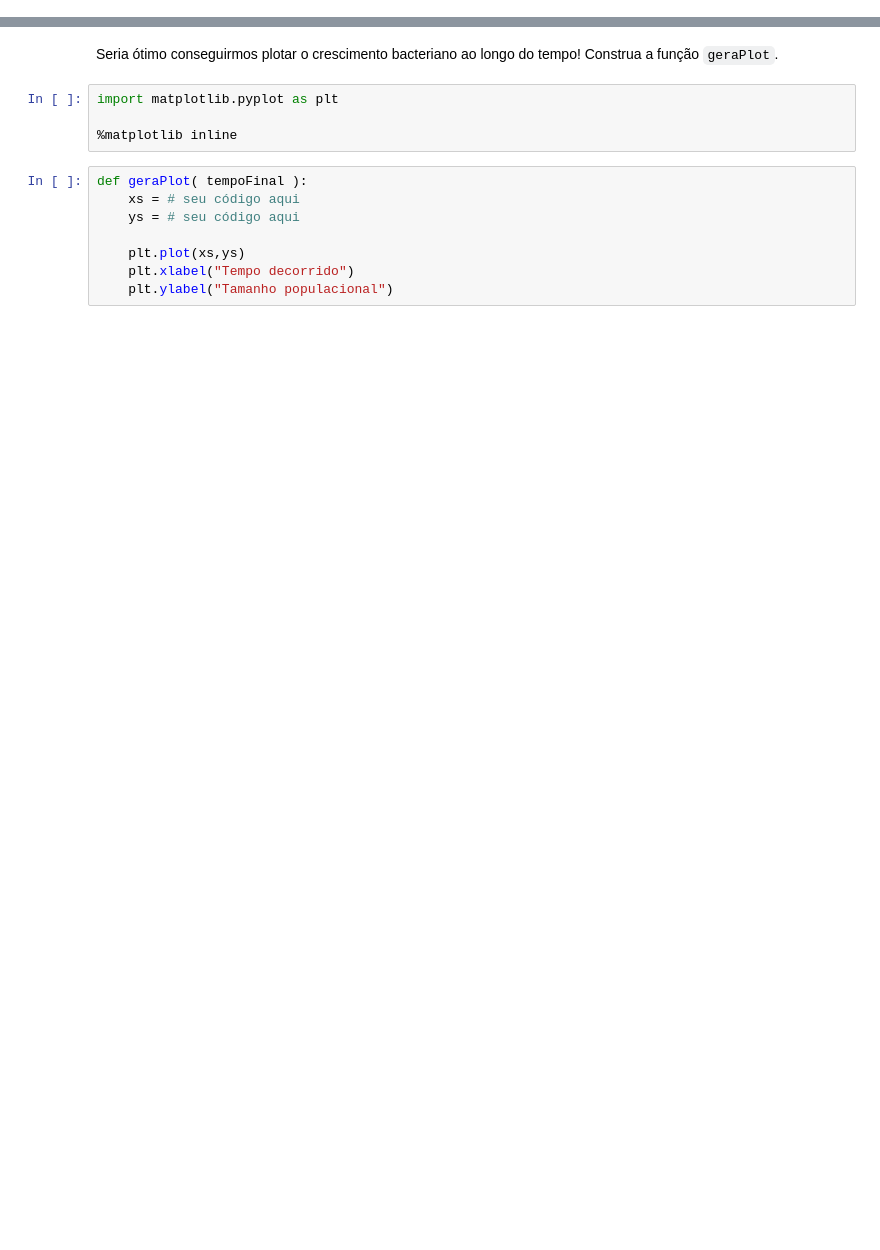
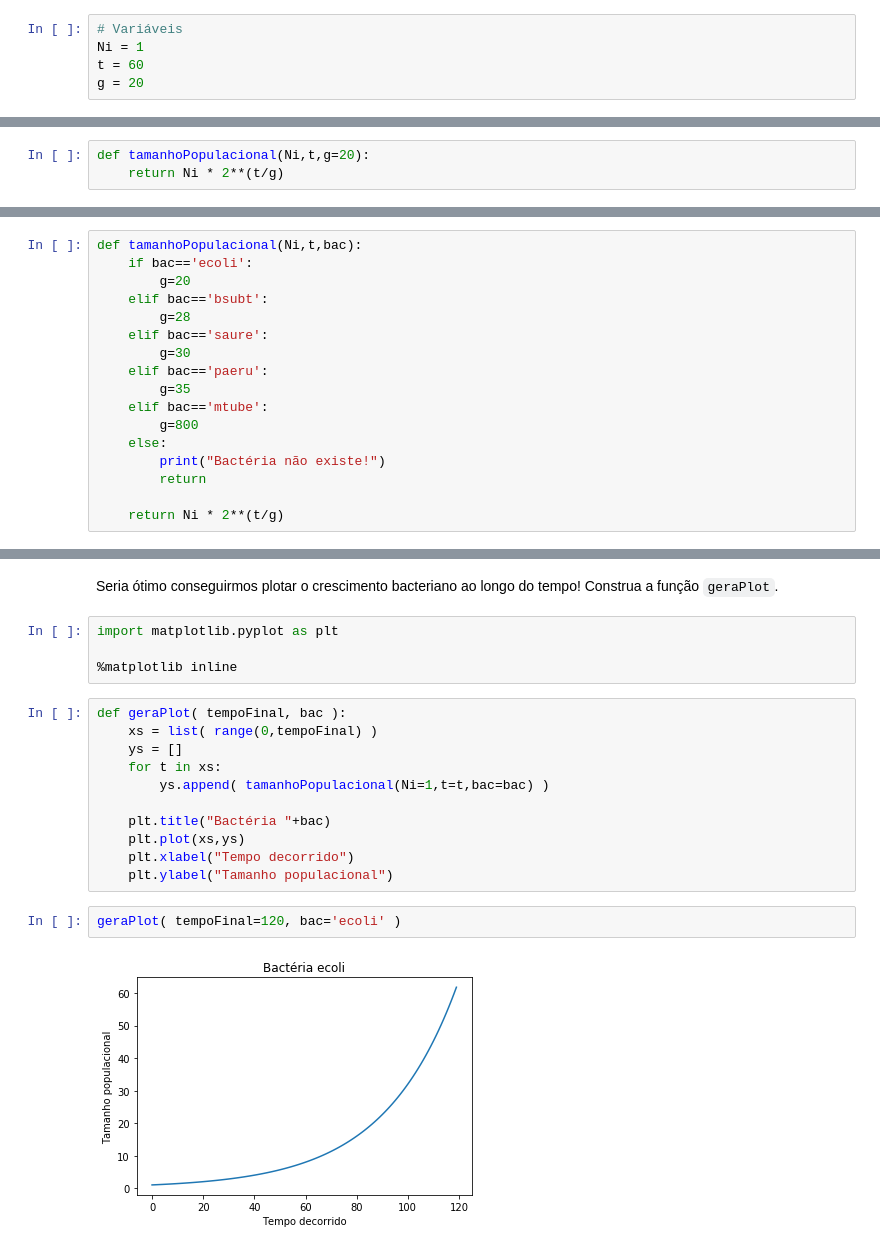
Before and after one commit to pedrosiracusa/curso_intro_prog_biol, a Jupyter notebook: projetos/baccalc.ipynb, the cells around one changed output, grey strips where cells are left out. Drawn from its saved outputs; the diff is of its cells as text; blank space fills up the shorter version.

```diff
--- a/projetos/baccalc.ipynb
+++ b/projetos/baccalc.ipynb
@@ -29,2 +27,7 @@ Crie, na célula abaixo, as variáveis $N_i$, $t$ e $g$, e atribua seus respecti
+# %%
+# Variáveis
+Ni = 1
+t = 60
+g = 20
 # %% [markdown]
 Agora escreva a expressão para o cálculo da população bacteriana na célula abaixo.
@@ -38,5 +45,8 @@ Seria ótimo podermos **abstrair** estes passos intermediários, de forma que o
 Vamos então **encapsular** nossa calculadora em uma **função**.
 # %% [markdown]
 Escreva a função `tamanhoPopulacional`, que recebe como *inputs* o "tempo decorrido", o "tamanho da população colonizadora", "tempo de geração da bactéria".
+# %%
+def tamanhoPopulacional(Ni,t,g=20):
+    return Ni * 2**(t/g)
 # %% [markdown]
 Agora teste sua função. Você consegue obter os mesmos resultados da etapa anterior?
@@ -55,5 +85,22 @@ Com uma função fica bem mais fácil usar nossa calculadora! Mas ainda temos um
 # %% [markdown]
 Sendo assim, se pudéssemos considerar a espécie da bactéria na nossa calculadora obteríamos resultados bem mais precisos!
 Reescreva a função `tamanhoPopulacional`, agora adicionando como input o código da bactéria.
+# %%
+def tamanhoPopulacional(Ni,t,bac):
+    if bac=='ecoli':
+        g=20
+    elif bac=='bsubt':
+        g=28
+    elif bac=='saure':
+        g=30
+    elif bac=='paeru':
+        g=35
+    elif bac=='mtube':
+        g=800
+    else:
+        print("Bactéria não existe!")
+        return
+
+    return Ni * 2**(t/g)
 # %% [markdown]
 Agora teste sua função para cada tipo de bactéria, e veja se os resultados são razoáveis.
@@ -65,10 +169,17 @@ import matplotlib.pyplot as plt
 
 %matplotlib inline
 # %%
-def geraPlot( tempoFinal ):
-    xs = # seu código aqui
-    ys = # seu código aqui
+def geraPlot( tempoFinal, bac ):
+    xs = list( range(0,tempoFinal) )
+    ys = []
+    for t in xs:
+        ys.append( tamanhoPopulacional(Ni=1,t=t,bac=bac) )
 
+    plt.title("Bactéria "+bac)
     plt.plot(xs,ys)
     plt.xlabel("Tempo decorrido")
     plt.ylabel("Tamanho populacional")
+# %%
+geraPlot( tempoFinal=120, bac='ecoli' )
+# %% [output]
+[figure, added]
```
Also changed, not shown: parts of 14 cells of this notebook, 5 other files.
